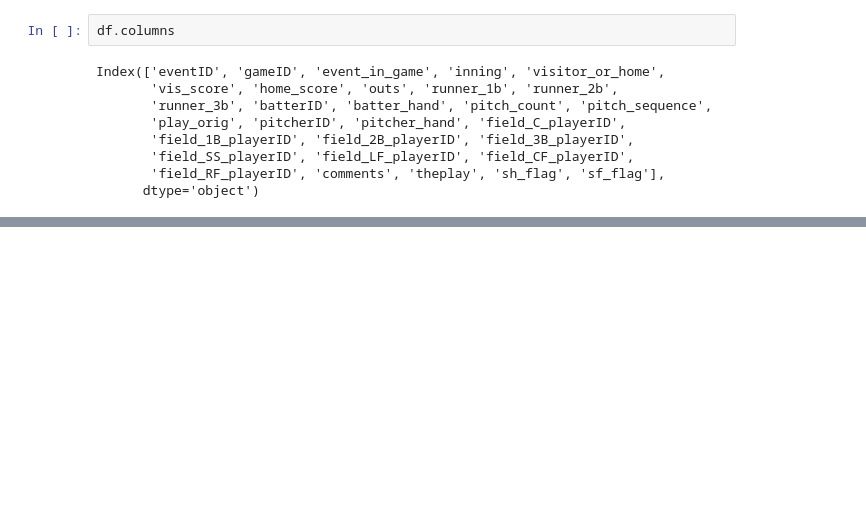
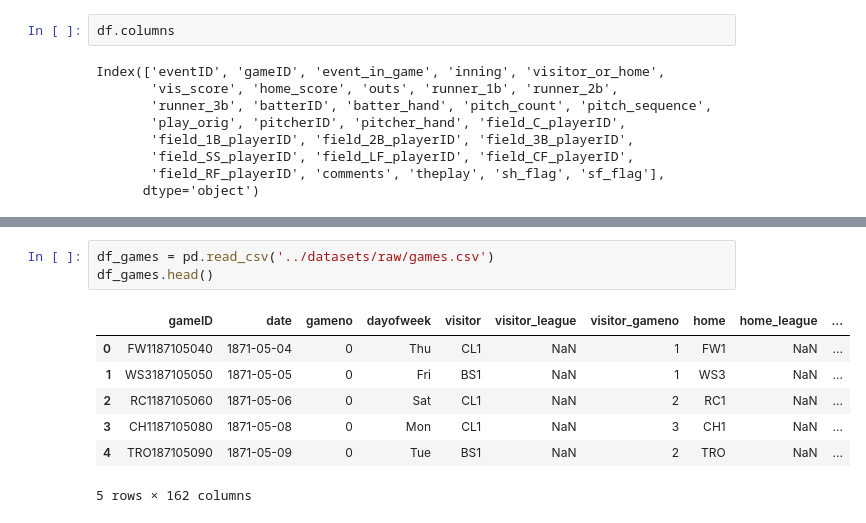
Before and after one commit to Choonghyun-Roy/mlb_match_prediction, a Jupyter notebook: data_preprocessing/eda.ipynb, the cells around one changed output, grey strips where cells are left out. Cells and saved outputs as stored; diff of their text form; blank space fills up the shorter version.

```diff
--- a/data_preprocessing/eda.ipynb
+++ b/data_preprocessing/eda.ipynb
@@ -41,0 +59,11 @@ Index(['eventID', 'gameID', 'event_in_game', 'inning', 'visitor_or_home',
+# %%
+df_games = pd.read_csv('../datasets/raw/games.csv')
+df_games.head()
+# %% [output]
+|  | gameID | date | gameno | dayofweek | visitor | visitor_league | visitor_gameno | home | home_league | ... |
+| 0 | FW1187105040 | 1871-05-04 | 0 | Thu | CL1 | NaN | 1 | FW1 | NaN | ... |
+| 1 | WS3187105050 | 1871-05-05 | 0 | Fri | BS1 | NaN | 1 | WS3 | NaN | ... |
+| 2 | RC1187105060 | 1871-05-06 | 0 | Sat | CL1 | NaN | 2 | RC1 | NaN | ... |
+| 3 | CH1187105080 | 1871-05-08 | 0 | Mon | CL1 | NaN | 3 | CH1 | NaN | ... |
+| 4 | TRO187105090 | 1871-05-09 | 0 | Tue | BS1 | NaN | 2 | TRO | NaN | ... |
+5 rows × 162 columns
```
Also changed, not shown: parts of 11 cells of this notebook.
